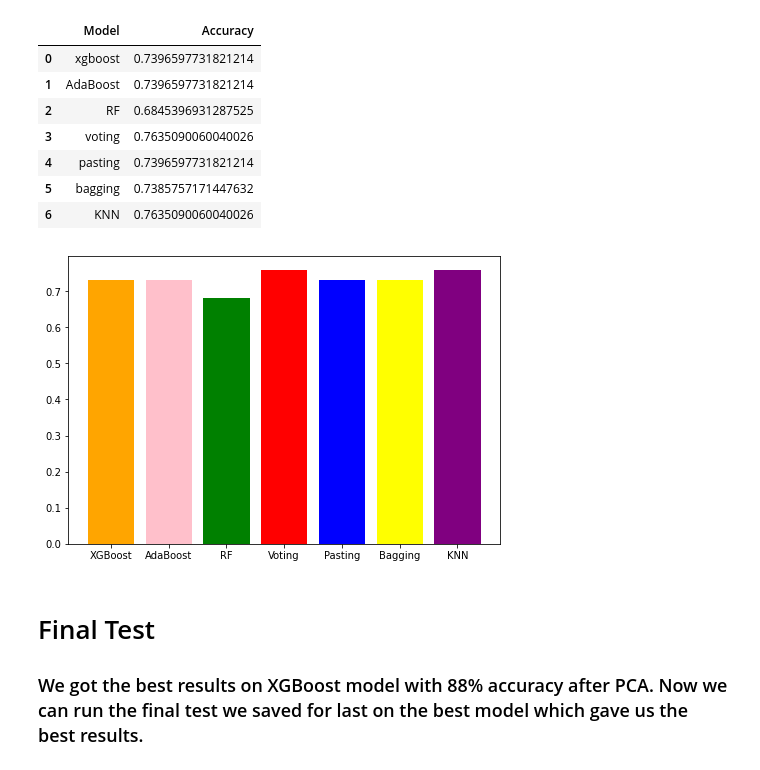
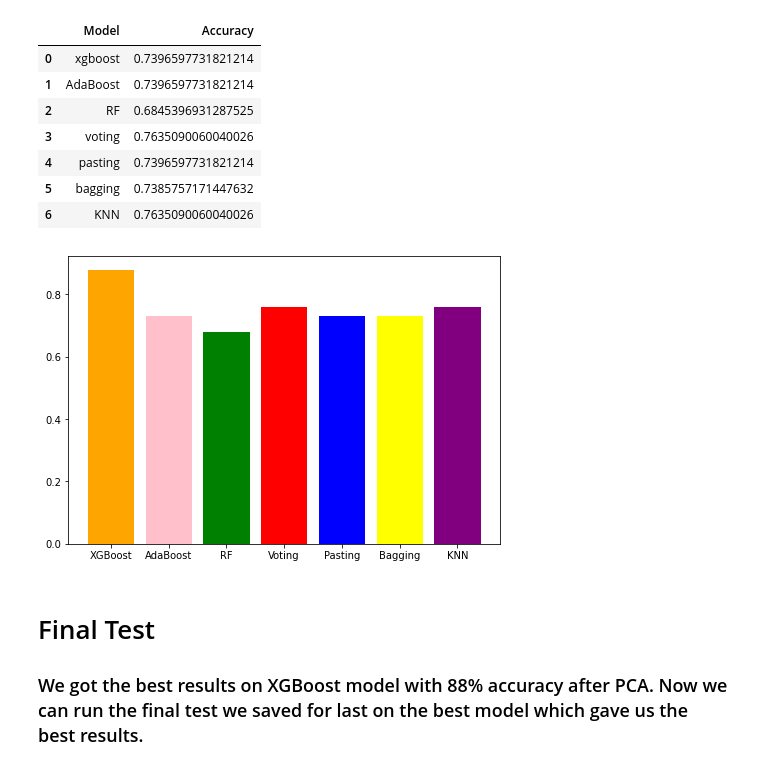
Before and after one commit to diklabirman/Data_Viz_Final_Project, a Jupyter notebook: FASHION MNIST.ipynb, the cells around one changed output. Saved outputs shown, nothing was run; the diff lists cells and outputs as text; code cells hidden in the pictures.

```diff
--- a/FASHION MNIST.ipynb
+++ b/FASHION MNIST.ipynb
@@ -444,21 +471,21 @@ total_models
 # %%
 import matplotlib.pyplot as plt
 fig = plt.figure()
 
 ax = fig.add_axes([0,0,1,1])
 langs = ['XGBoost', 'AdaBoost', 'RF', 'Voting', 'Pasting', 'Bagging', 'KNN']
 accuracy = [0.88,0.73,0.68,0.76,0.73,0.73,0.76]
 ax.bar(langs,accuracy)
-height = [0.73,0.73,0.68,0.76,0.73,0.73,0.76]
+height = [0.88,0.73,0.68,0.76,0.73,0.73,0.76]
 bars = ('XGBoost', 'AdaBoost', 'RF', 'Voting', 'Pasting', 'Bagging', 'KNN')
 x_pos = np.arange(len(bars))
 
 # Create bars with different colors
 plt.bar(x_pos, height, color=['orange', 'pink', 'green', 'red', 'blue', 'yellow', 'purple'])
 
 plt.show()
 # %% [output]
-[figure, old version]
+[figure, new version]
 # %% [markdown]
 # Final Test
 ### We got the best results on XGBoost model with 88% accuracy after PCA. Now we can run the final test we saved for last on the best model which gave us the best results.
```
Also changed, not shown: parts of 10 cells of this notebook.
